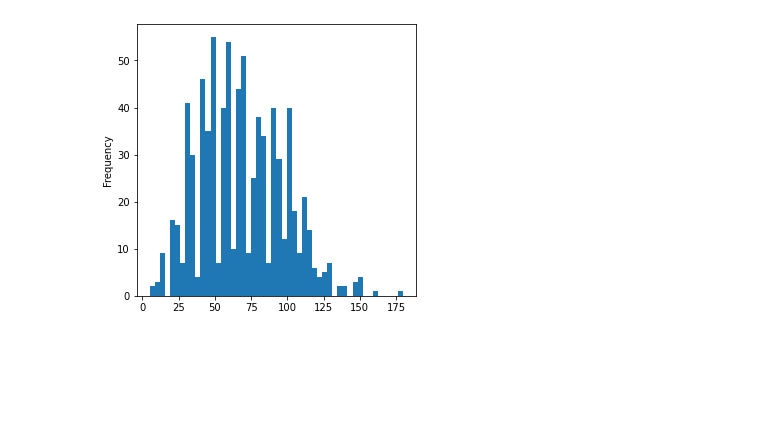
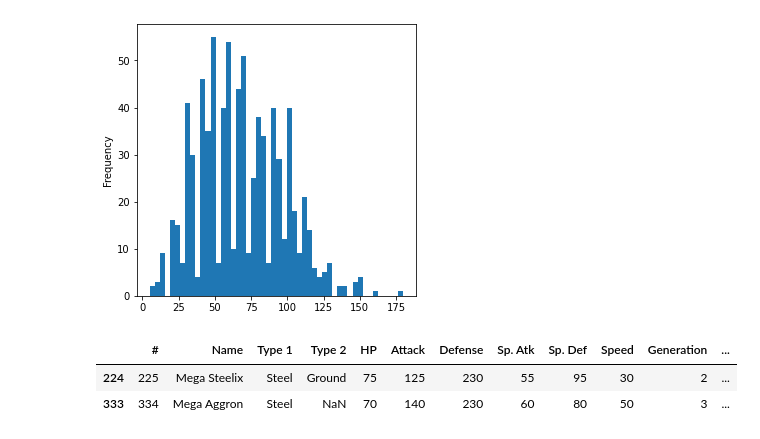
Before and after one commit to burakcimtay/Data_Science, a Jupyter notebook: Pokemon/pokemon.ipynb, the cells around one changed output. Drawn from its saved outputs; the diff is of its cells as text; code cells hidden in the pictures; blank space fills up the shorter version.

```diff
--- a/Pokemon/pokemon.ipynb
+++ b/Pokemon/pokemon.ipynb
@@ -55,3 +55,9 @@ df.Speed.plot(kind="hist", bins=50, figsize=(5,5))
 # %% [output]
 <matplotlib.axes._subplots.AxesSubplot at 0x...>
 [figure]
+# %%
+df[(df["Defense"]>200) & (df["Attack"]>100)]
+# %% [output]
+|  | # | Name | Type 1 | Type 2 | HP | Attack | Defense | Sp. Atk | Sp. Def | Speed | Generation | ... |
+| 224 | 225 | Mega Steelix | Steel | Ground | 75 | 125 | 230 | 55 | 95 | 30 | 2 | ... |
+| 333 | 334 | Mega Aggron | Steel | NaN | 70 | 140 | 230 | 60 | 80 | 50 | 3 | ... |
```
Also changed, not shown: 4 other files.
